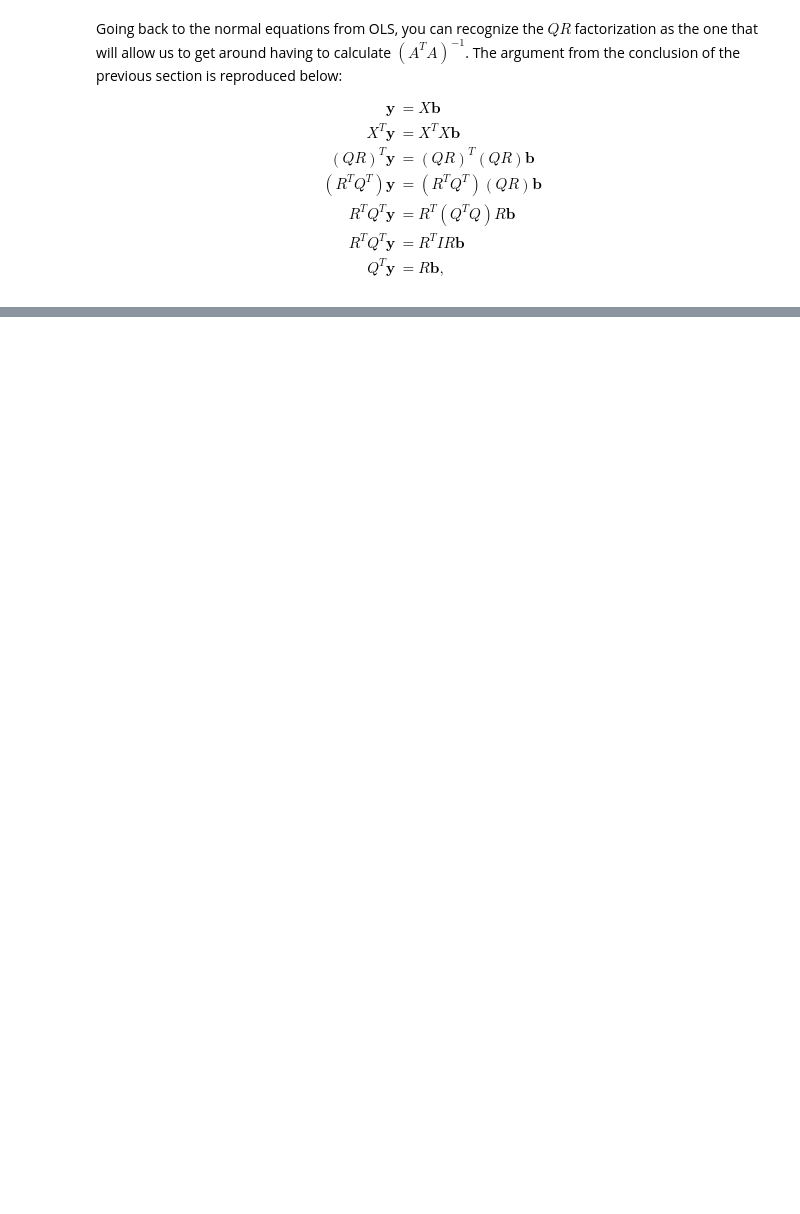
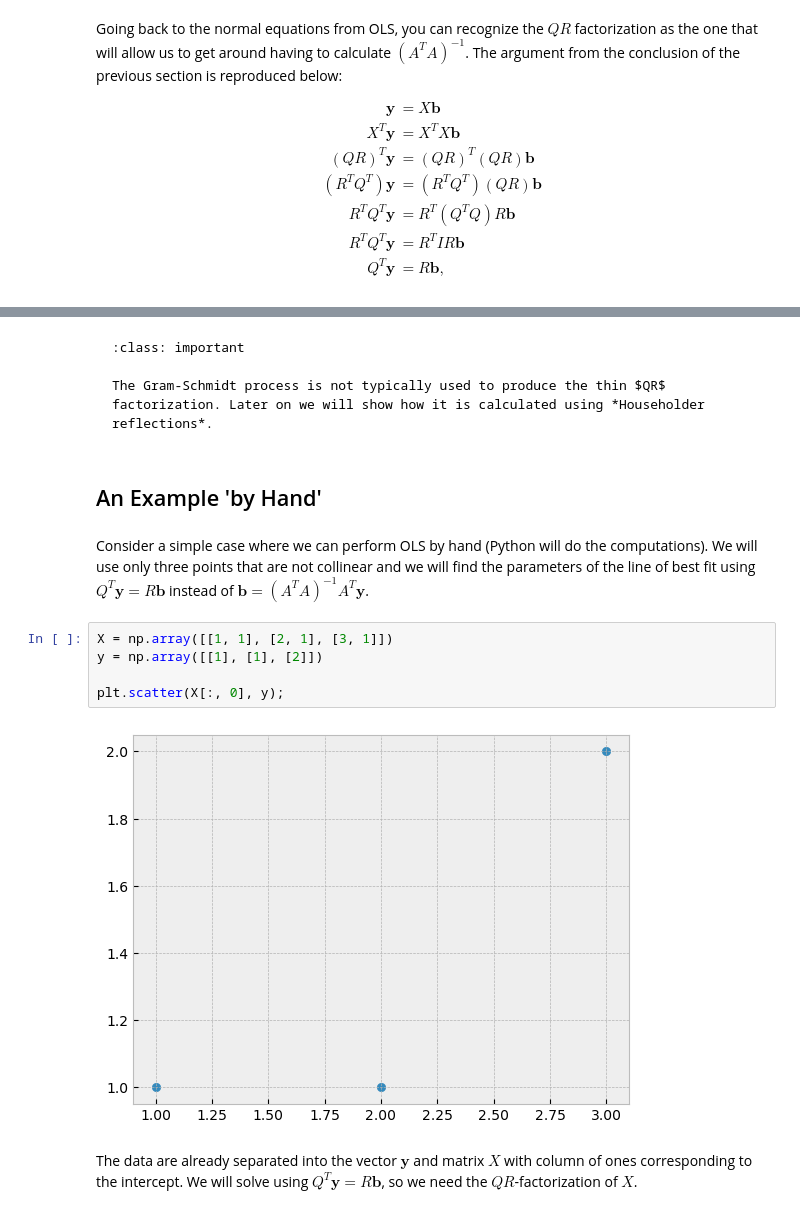
Before and after one commit to jwjohnson314/linear-algebra-book, a Jupyter notebook: _build/jupyter_execute/aqr.ipynb, the cells around one changed output, grey strips where cells are left out. Cells and saved outputs as stored; diff of their text form; blank space fills up the shorter version.

Commit message:
added thin QR to aqr chapter

````diff
--- a/_build/jupyter_execute/aqr.ipynb
+++ b/_build/jupyter_execute/aqr.ipynb
@@ -332,0 +401,19 @@ This works because $Q$ is orthogonal, so it is its own inverse. $R$ is upper tri
+# %% [markdown]
+```{admonition} Calculation of Thin QR
+:class: important
+
+The Gram-Schmidt process is not typically used to produce the thin $QR$ factorization. Later on we will show how it is calculated using *Householder reflections*.
+```
+# %% [markdown]
+## An Example 'by Hand'
+# %% [markdown]
+Consider a simple case where we can perform OLS by hand (Python will do the computations). We will use only three points that are not collinear and we will find the parameters of the line of best fit using $Q^T\mathbf{y} = R\mathbf{b}$ instead of $\mathbf{b} = (A^TA)^{-1}A^T\mathbf{y}$.
+# %%
+X = np.array([[1, 1], [2, 1], [3, 1]])
+y = np.array([[1], [1], [2]])
+
+plt.scatter(X[:, 0], y);
+# %% [output]
+[figure, added]
+# %% [markdown]
+The data are already separated into the vector $\mathbf{y}$ and matrix $X$ with column of ones corresponding to the intercept. We will solve using $Q^T\mathbf{y} = R\mathbf{b}$, so we need the $QR$-factorization of $X$.
````
Also changed, not shown: parts of 40 cells of this notebook, 21 other files.
